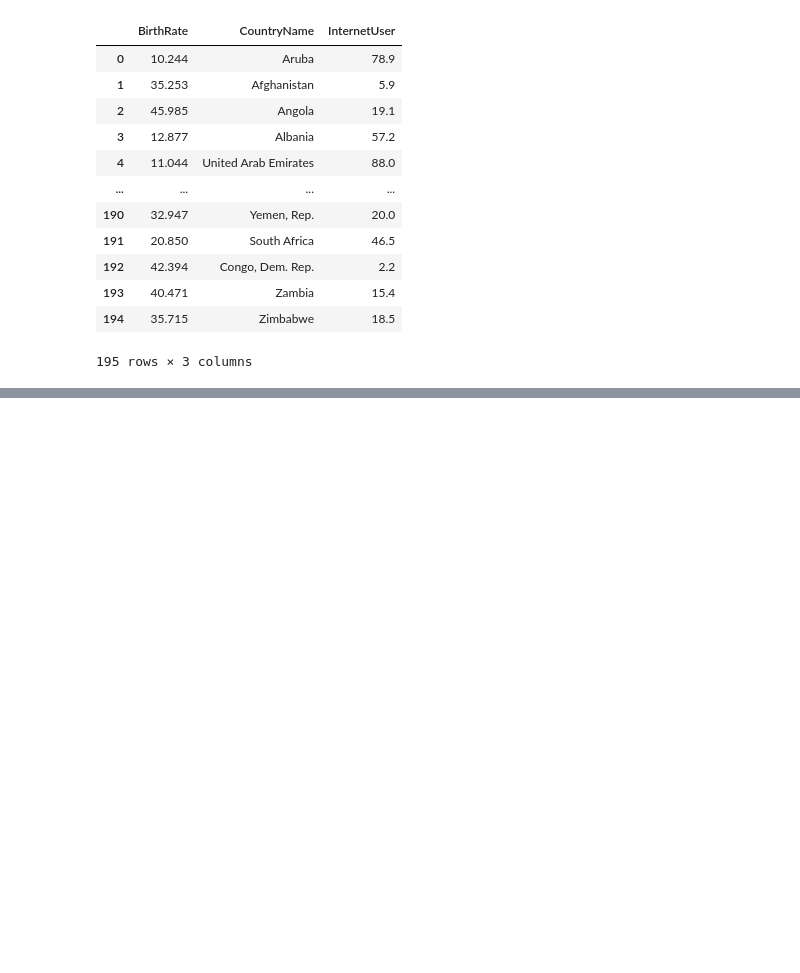
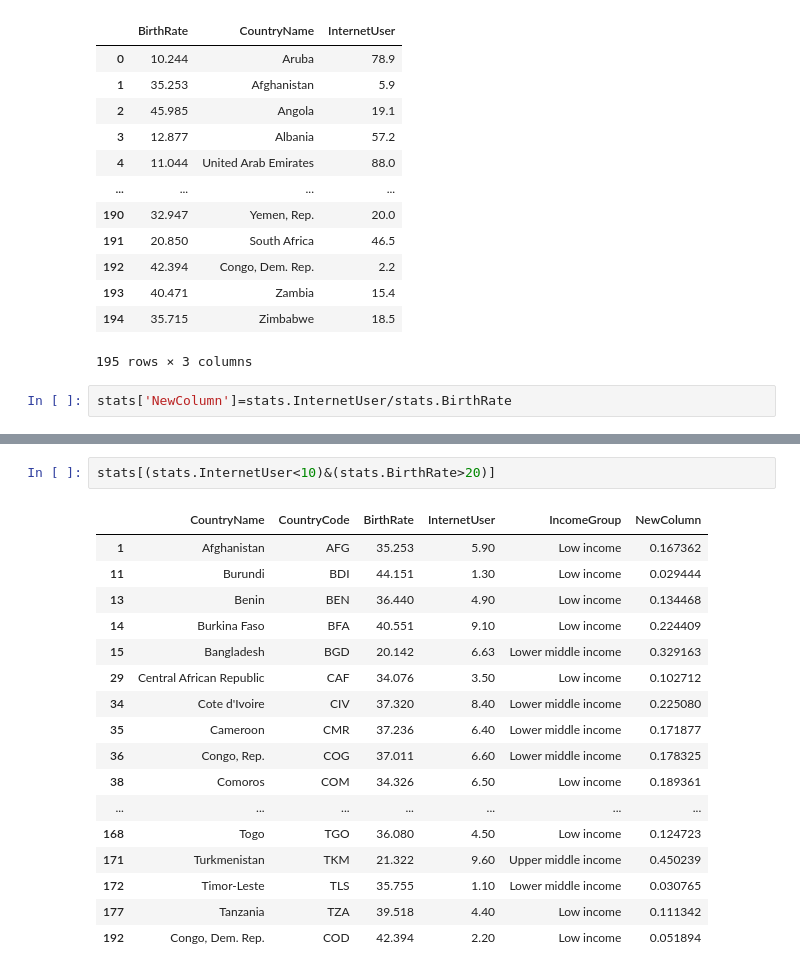
Before and after one commit to prithvirajrh/DS-Training-codes, a Jupyter notebook: Basic_codes_till_importing_and_func.ipynb, the cells around one changed output, grey strips where cells are left out. Cells and saved outputs as stored; diff of their text form; blank space fills up the shorter version.

```diff
--- a/Basic_codes_till_importing_and_func.ipynb
+++ b/Basic_codes_till_importing_and_func.ipynb
@@ -486,3 +486,5 @@ stats[['BirthRate','CountryName','InternetUser']]
 | 193 | 40.471 | Zambia | 15.4 |
 | 194 | 35.715 | Zimbabwe | 18.5 |
 195 rows × 3 columns
+# %%
+stats['NewColumn']=stats.InternetUser/stats.BirthRate
@@ -488,0 +540,20 @@ stats[['BirthRate','CountryName','InternetUser']]
+# %%
+stats[(stats.InternetUser<10)&(stats.BirthRate>20)]
+# %% [output]
+|  | CountryName | CountryCode | BirthRate | InternetUser | IncomeGroup | NewColumn |
+| 1 | Afghanistan | AFG | 35.253 | 5.90 | Low income | 0.167362 |
+| 11 | Burundi | BDI | 44.151 | 1.30 | Low income | 0.029444 |
+| 13 | Benin | BEN | 36.440 | 4.90 | Low income | 0.134468 |
+| 14 | Burkina Faso | BFA | 40.551 | 9.10 | Low income | 0.224409 |
+| 15 | Bangladesh | BGD | 20.142 | 6.63 | Lower middle income | 0.329163 |
+| 29 | Central African Republic | CAF | 34.076 | 3.50 | Low income | 0.102712 |
+| 34 | Cote d'Ivoire | CIV | 37.320 | 8.40 | Lower middle income | 0.225080 |
+| 35 | Cameroon | CMR | 37.236 | 6.40 | Lower middle income | 0.171877 |
+| 36 | Congo, Rep. | COG | 37.011 | 6.60 | Lower middle income | 0.178325 |
+| 38 | Comoros | COM | 34.326 | 6.50 | Low income | 0.189361 |
+| ... | ... | ... | ... | ... | ... | ... |
+| 168 | Togo | TGO | 36.080 | 4.50 | Low income | 0.124723 |
+| 171 | Turkmenistan | TKM | 21.322 | 9.60 | Upper middle income | 0.450239 |
+| 172 | Timor-Leste | TLS | 35.755 | 1.10 | Lower middle income | 0.030765 |
+| 177 | Tanzania | TZA | 39.518 | 4.40 | Low income | 0.111342 |
+| 192 | Congo, Dem. Rep. | COD | 42.394 | 2.20 | Low income | 0.051894 |
```
Also changed, not shown: parts of 8 cells of this notebook.
